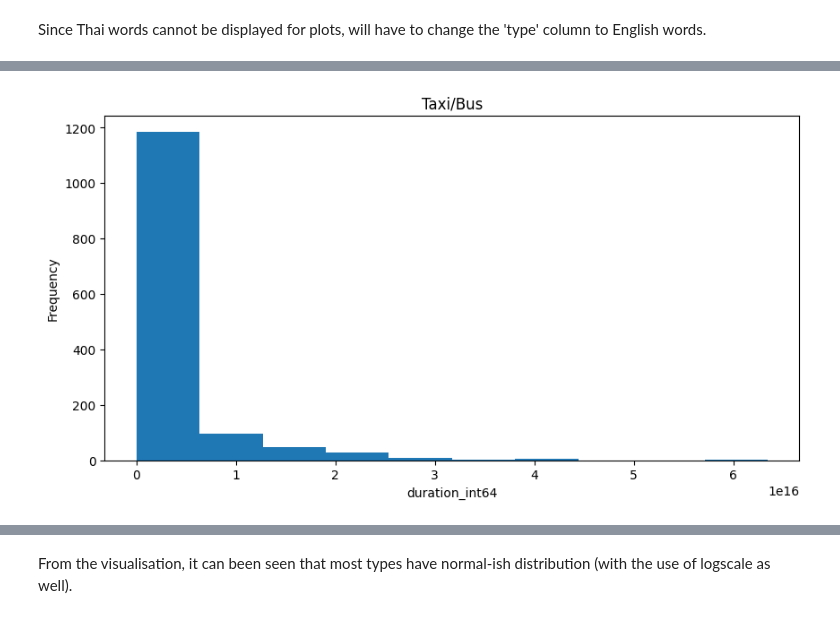
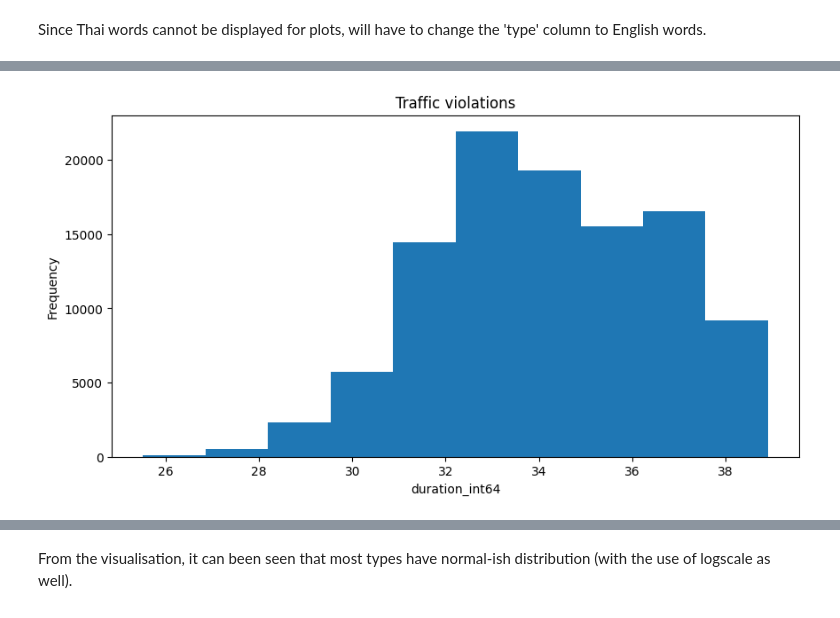
Before and after one commit to KhopSun/ChAMP_DataTrack_DADS, a Jupyter notebook: Question2_Part3.ipynb, the cells around one changed output, grey strips where cells are left out. Saved outputs shown, nothing was run; the diff lists cells and outputs as text; code cells hidden in the pictures.

```diff
--- a/Question2_Part3.ipynb
+++ b/Question2_Part3.ipynb
@@ -1123,9 +1042,11 @@ combined_exploded_averages_df_bkk.to_csv('Combined_Cases_And_Logs_Exploded_Avera
 # %% [markdown]
 #### Plot duration for each case by type
 # %%
-combined_exploded_averages_df_bkk = pd.read_csv('Combined_Cases_And_Logs_Exploded_Averages_Bangkok_Plot.csv')
+# combined_exploded_averages_df_bkk = pd.read_csv('Combined_Cases_And_Logs_Exploded_Averages_Bangkok_Plot.csv')
+combined_exploded_averages_df_bkk_categorized = pd.read_csv('Combined_Cases_And_Logs_Exploded_Averages_Bangkok_Categorized_Plot.csv')
 # %%
-type_list = combined_exploded_averages_df_bkk['type'].unique()
+# type_list = combined_exploded_averages_df_bkk['type'].unique()
+type_list = combined_exploded_averages_df_bkk_categorized['type'].unique()
 # %%
 type_list
 # %% [output]
@@ -1278,2 +1174,3 @@ Name: duration_int64, dtype: int64
 # %%
-combined_exploded_averages_df_bkk['type_eng'] = combined_exploded_averages_df_bkk['type'].map(type_mapper)
+# combined_exploded_averages_df_bkk['type_eng'] = combined_exploded_averages_df_bkk['type'].map(type_mapper)
+combined_exploded_averages_df_bkk_categorized['type_eng'] = combined_exploded_averages_df_bkk_categorized['type'].map(type_mapper)
@@ -1280,8 +1187,13 @@ combined_exploded_averages_df_bkk['type_eng'] = combined_exploded_averages_df_bk
 # %%
-for i in type_list:
-    combined_exploded_averages_df_bkk[combined_exploded_averages_df_bkk['type_eng'] == type_mapper[i]]['duration_int64'].plot(kind='hist', title=type_mapper[i], figsize=(10, 5), xlabel='duration_int64')
+# for i in type_list:
+#     combined_exploded_averages_df_bkk[combined_exploded_averages_df_bkk['type_eng'] == type_mapper[i]]['duration_int64'].plot(kind='hist', title=type_mapper[i], figsize=(10, 5), xlabel='duration_int64')
+#     # print(i)
+#     break
+
+for i in type_mapper.values():
+    combined_exploded_averages_df_bkk_categorized[combined_exploded_averages_df_bkk_categorized['type_eng'] == i]['duration_int64_logscale'].plot(kind='hist', title=i, figsize=(10, 5), xlabel='duration_int64')
     # print(i)
     break
 # %% [output]
-[figure, old version]
+[figure, new version]
 # %%
```
Also changed, not shown: parts of 50 cells of this notebook.
